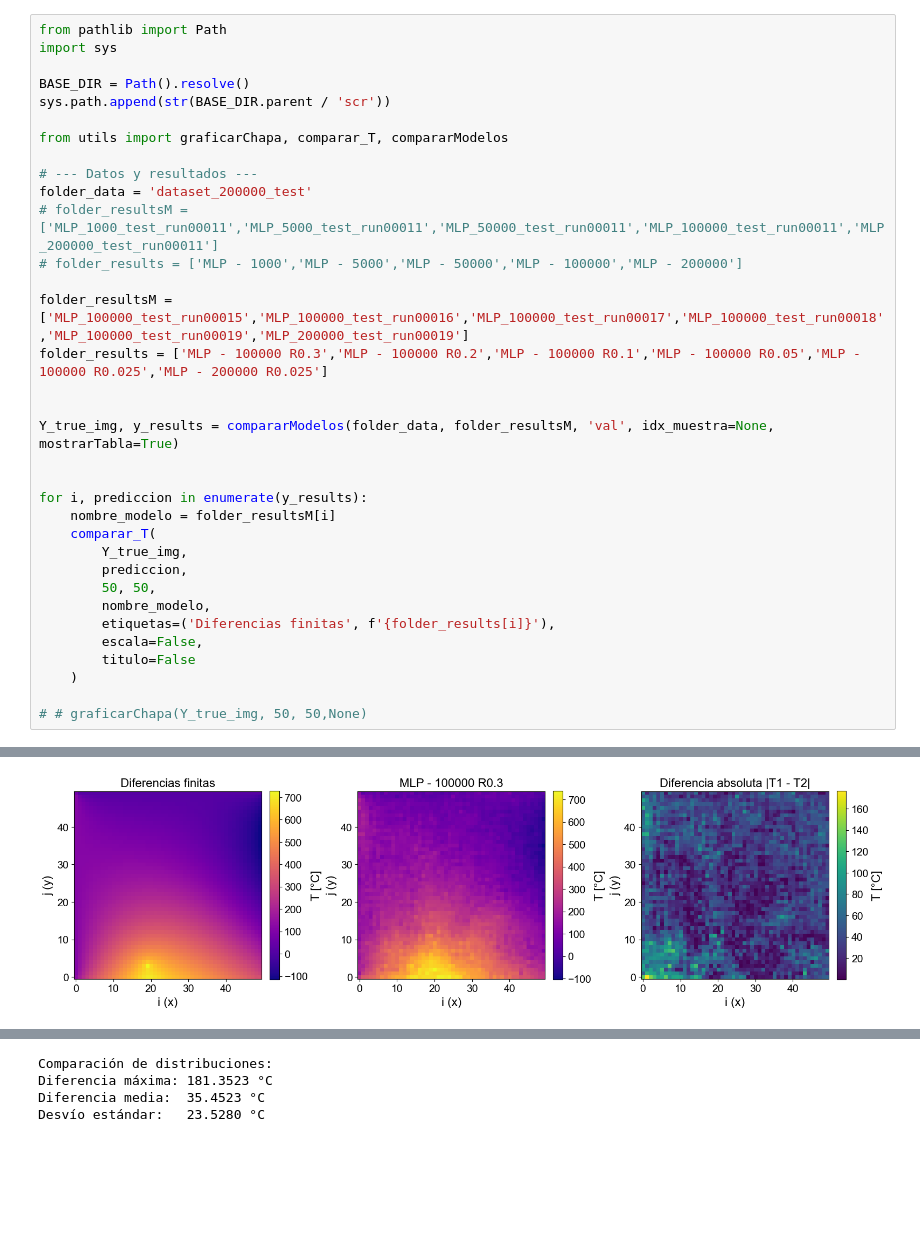
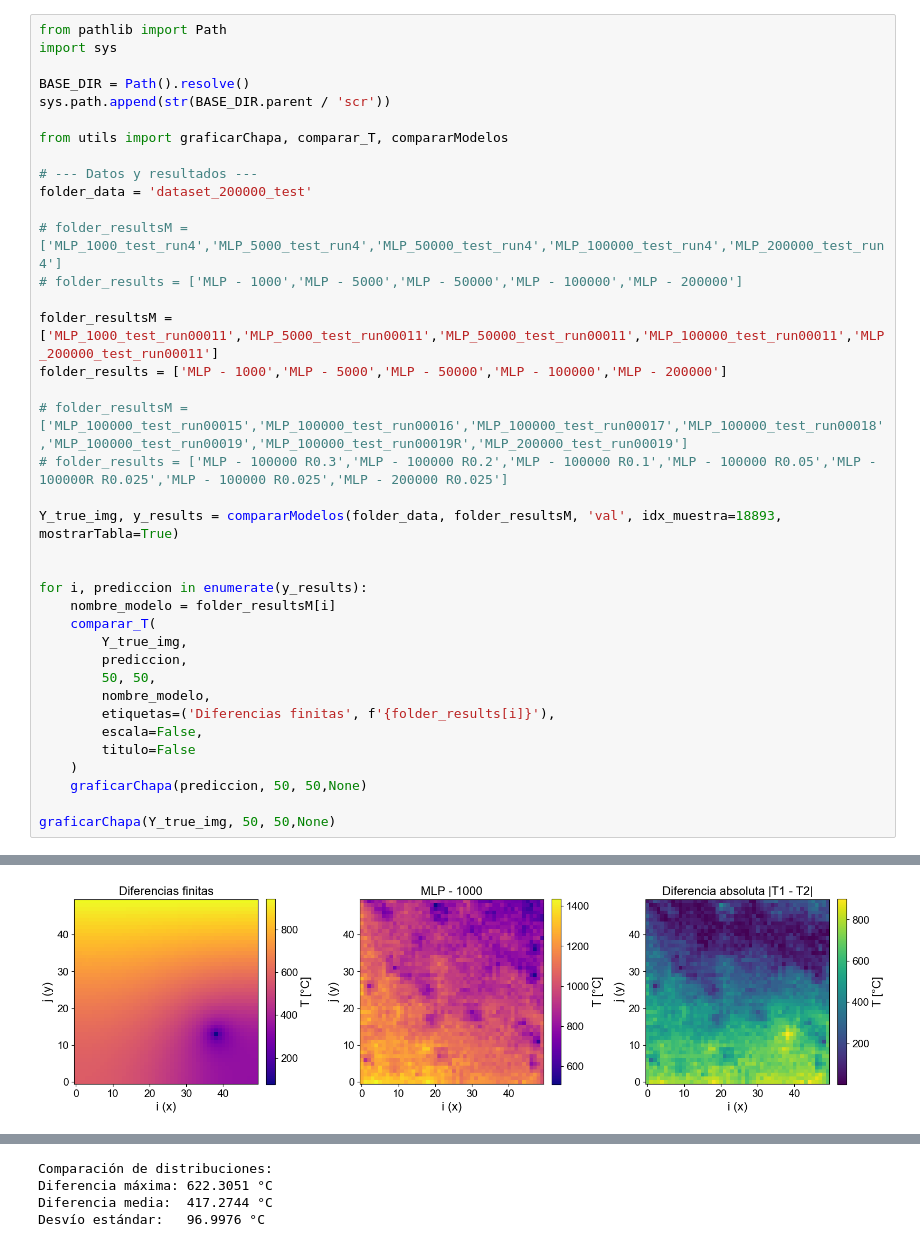
Before and after one commit to RoyGuz/ProyectoFinalModelado, a Jupyter notebook: notebooks/05_test_modelo.ipynb, the cells around one changed output, grey strips where cells are left out. Saved outputs shown, nothing was run; the diff lists cells and outputs as text; blank space fills up the shorter version.

```diff
--- a/notebooks/05_test_modelo.ipynb
+++ b/notebooks/05_test_modelo.ipynb
@@ -47,14 +54,17 @@ from utils import graficarChapa, comparar_T, compararModelos
 
 # --- Datos y resultados ---
 folder_data = 'dataset_200000_test'
-# folder_resultsM = ['MLP_1000_test_run00011','MLP_5000_test_run00011','MLP_50000_test_run00011','MLP_100000_test_run00011','MLP_200000_test_run00011']
+
+# folder_resultsM = ['MLP_1000_test_run4','MLP_5000_test_run4','MLP_50000_test_run4','MLP_100000_test_run4','MLP_200000_test_run4']
 # folder_results = ['MLP - 1000','MLP - 5000','MLP - 50000','MLP - 100000','MLP - 200000']
 
-folder_resultsM = ['MLP_100000_test_run00015','MLP_100000_test_run00016','MLP_100000_test_run00017','MLP_100000_test_run00018','MLP_100000_test_run00019','MLP_200000_test_run00019']
-folder_results = ['MLP - 100000 R0.3','MLP - 100000 R0.2','MLP - 100000 R0.1','MLP - 100000 R0.05','MLP - 100000 R0.025','MLP - 200000 R0.025']
+folder_resultsM = ['MLP_1000_test_run00011','MLP_5000_test_run00011','MLP_50000_test_run00011','MLP_100000_test_run00011','MLP_200000_test_run00011']
+folder_results = ['MLP - 1000','MLP - 5000','MLP - 50000','MLP - 100000','MLP - 200000']
 
+# folder_resultsM = ['MLP_100000_test_run00015','MLP_100000_test_run00016','MLP_100000_test_run00017','MLP_100000_test_run00018','MLP_100000_test_run00019','MLP_100000_test_run00019R','MLP_200000_test_run00019']
+# folder_results = ['MLP - 100000 R0.3','MLP - 100000 R0.2','MLP - 100000 R0.1','MLP - 100000 R0.05','MLP - 100000R R0.025','MLP - 100000 R0.025','MLP - 200000 R0.025']
 
-Y_true_img, y_results = compararModelos(folder_data, folder_resultsM, 'val', idx_muestra=None, mostrarTabla=True)
+Y_true_img, y_results = compararModelos(folder_data, folder_resultsM, 'val', idx_muestra=18893, mostrarTabla=True)
 
 
 for i, prediccion in enumerate(y_results):
@@ -68,6 +78,7 @@ for i, prediccion in enumerate(y_results):
         escala=False,
         titulo=False
     )
+    graficarChapa(prediccion, 50, 50,None)
 
-# # graficarChapa(Y_true_img, 50, 50,None)
+graficarChapa(Y_true_img, 50, 50,None)
 # %% [output]
@@ -91 +102 @@ Desvío estándar:   22.1243 °C
-[figure, old version]
+[figure, new version]
@@ -92,4 +104,4 @@ Desvío estándar:   22.1243 °C
 Comparación de distribuciones:
-Diferencia máxima: 181.3523 °C
-Diferencia media:  35.4523 °C
-Desvío estándar:   23.5280 °C
+Diferencia máxima: 622.3051 °C
+Diferencia media:  417.2744 °C
+Desvío estándar:   96.9976 °C
```
Also changed, not shown: parts of 2 cells of this notebook, 11 other files.
